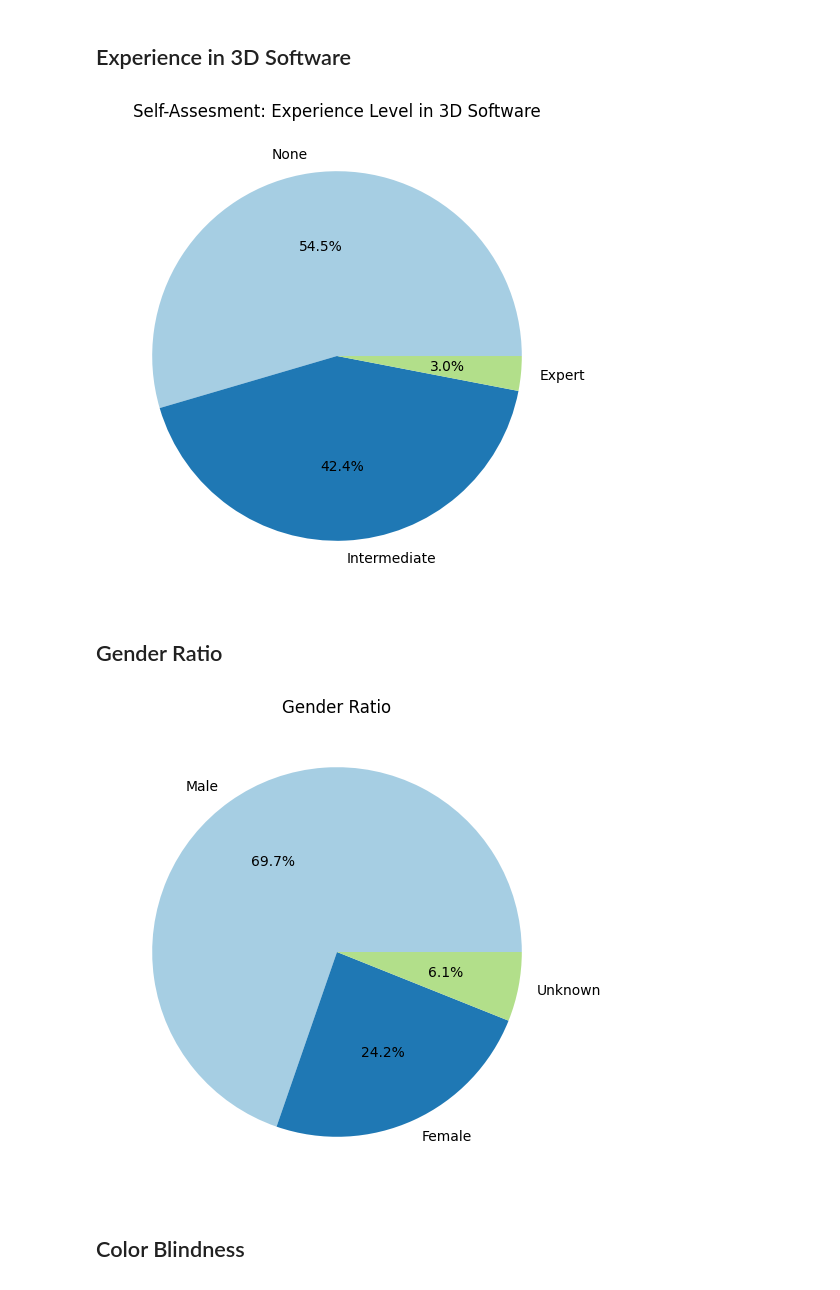
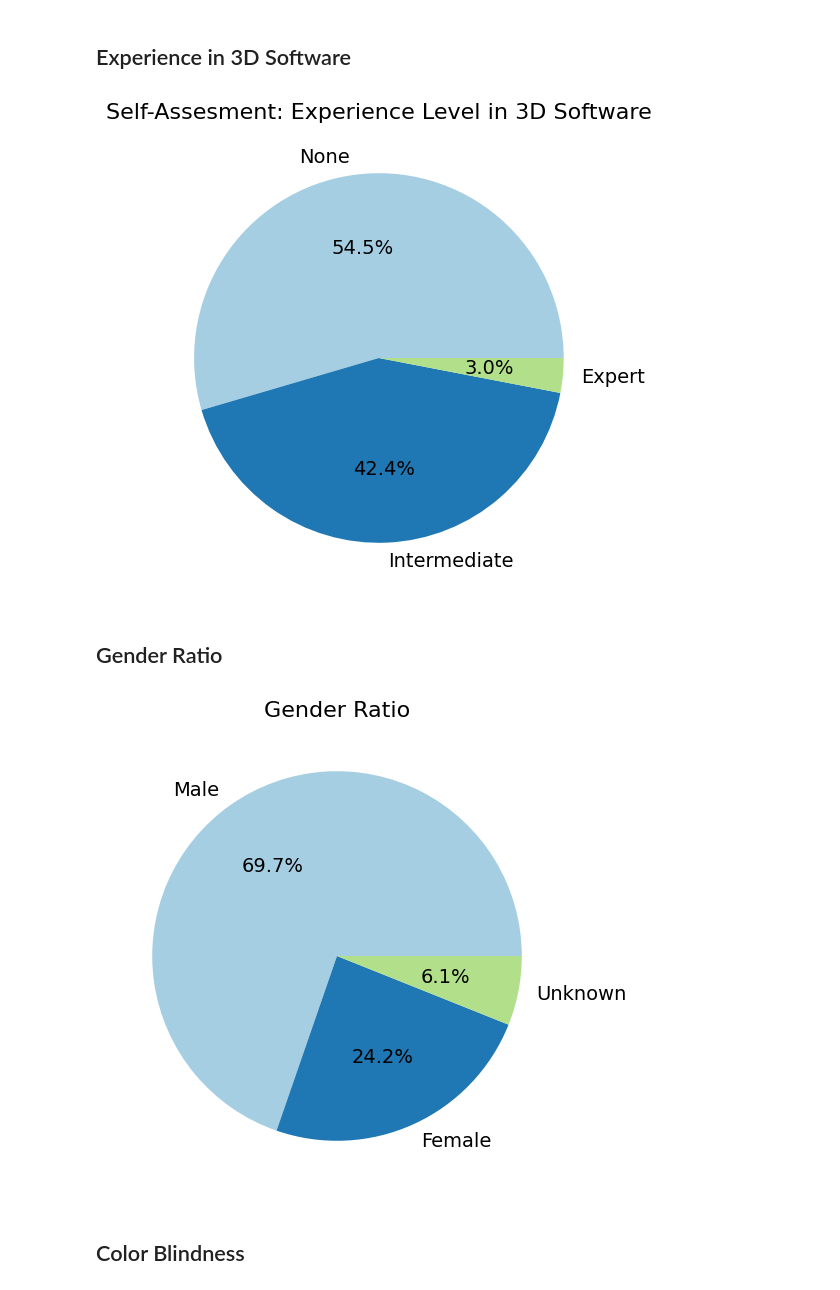
Before and after one commit to PaulErpen/user-data-analysis, a Jupyter notebook: user-data-analysis.ipynb, the cells around one changed output. Drawn from its saved outputs; the diff is of its cells as text; code cells hidden in the pictures.

```diff
--- a/user-data-analysis.ipynb
+++ b/user-data-analysis.ipynb
@@ -183,25 +184,26 @@ plt.show()
 # %%
 experience_formatted = (
     df_joined["previous_experience_3D"]
     .map({np.nan: "none", "intermidiate": "intermediate"})
     .fillna(df_joined["previous_experience_3D"])
     .apply(lambda x: x.capitalize())
 )
 
 final_counts = experience_formatted.value_counts()
 
 # Pie chart
 plt.figure(figsize=(8, 6))
 plt.pie(
     final_counts,
     labels=final_counts.index,
     autopct="%1.1f%%",
     colors=plt.cm.Paired.colors,
+    textprops={"size": 14}
 )
-plt.title("Self-Assesment: Experience Level in 3D Software")
-plt.show()
+plt.title("Self-Assesment: Experience Level in 3D Software", fontsize=16)
+plt.savefig("/home/paul/TUWien/MasterThesisNerf/thesis-document/graphics/appendix/survey-demographic/experience.png", bbox_inches="tight", pad_inches=0.2)
 # %% [output]
-[figure, old version]
+[figure, new version]
 # %% [markdown]
 ## Gender Ratio
 # %%
@@ -217,11 +219,12 @@ plt.pie(
     labels=final_counts.index,
     autopct="%1.1f%%",
     colors=plt.cm.Paired.colors,
+    textprops={"size": 14}
 )
-plt.title("Gender Ratio")
-plt.show()
+plt.title("Gender Ratio", fontsize=16)
+plt.savefig("/home/paul/TUWien/MasterThesisNerf/thesis-document/graphics/appendix/survey-demographic/gender.png", bbox_inches="tight", pad_inches=0.5)
 # %% [output]
-[figure, old version]
+[figure, new version]
 # %% [markdown]
 ## Color Blindness
 # %%
```
Also changed, not shown: parts of 7 cells of this notebook, 2 other files.
